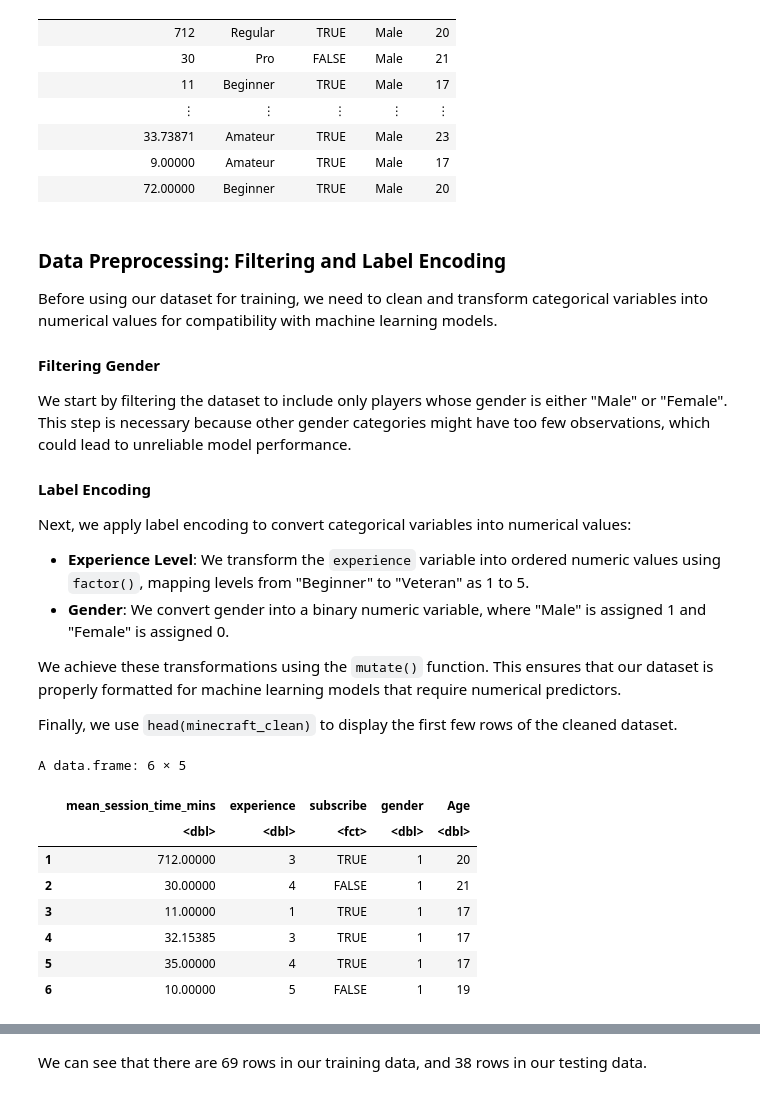
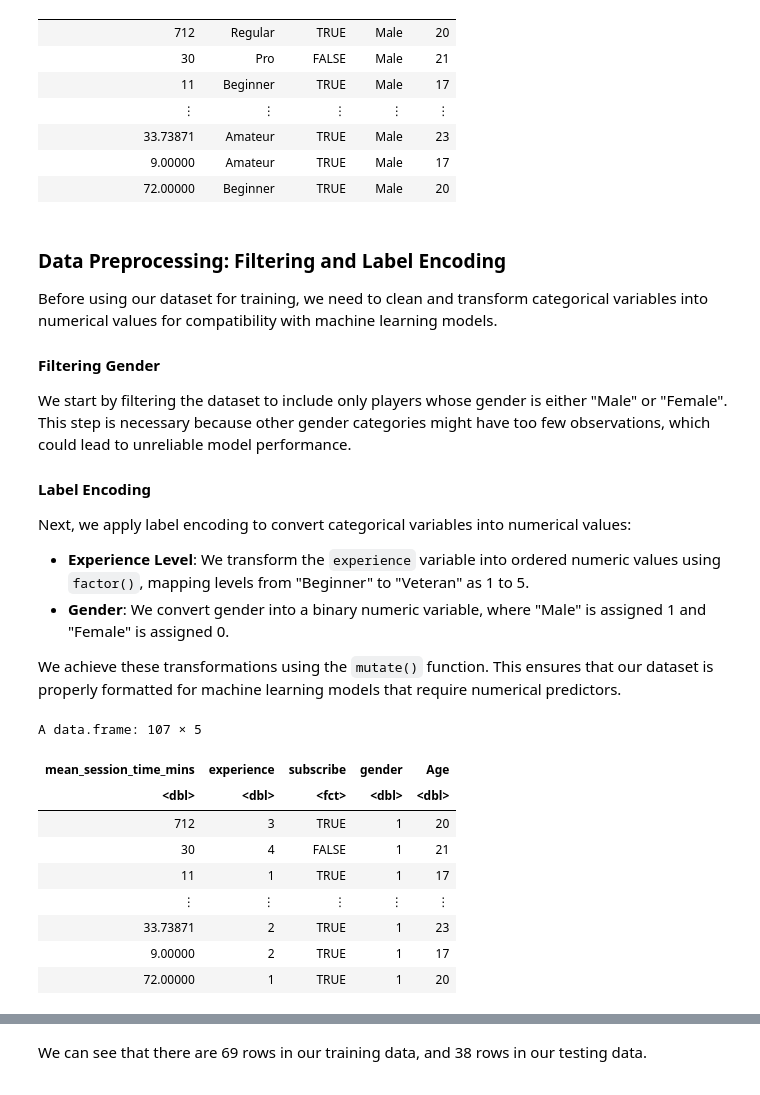
Before and after one commit to sarahmontgomery04/dsci-100-2025w2-group-13, a Jupyter notebook: Project Final Report.ipynb, the cells around one changed output, grey strips where cells are left out. Drawn from its saved outputs; the diff is of its cells as text; code cells hidden in the pictures.

```diff
--- a/Project Final Report.ipynb
+++ b/Project Final Report.ipynb
@@ -180,5 +166,5 @@ We start by removing the column `hashedEmail` from the dataset using the `select
 # %%
-plaicraft_data <- plaicraft_data |>
+plaicraft_data <- merge(sessions_tidy, players_tidy, by = "hashedEmail") |>
     select(-hashedEmail) |>
     mutate(subscribe = as.factor(subscribe))
 
@@ -208,31 +194,30 @@ Next, we apply label encoding to convert categorical variables into numerical va
 - **Gender**: We convert gender into a binary numeric variable, where "Male" is assigned 1 and "Female" is assigned 0.
 
 We achieve these transformations using the `mutate()` function. This ensures that our dataset is properly formatted for machine learning models that require numerical predictors.
-
-Finally, we use `head(minecraft_clean)` to display the first few rows of the cleaned dataset.
 # %%
-minecraft_clean <- plaicraft_data |>
-    filter(gender=="Male"| gender=="Female")|>                   #only choose male and female
+plaicraft_clean <- plaicraft_data |>
+    filter(gender == "Male"| gender == "Female")|>                   #only choose male and female
 mutate(experience = as.numeric(factor(experience,
                                         levels = c("Beginner",
                                                    "Amateur",
                                                    "Regular",
                                                    "Pro",
                                                    "Veteran"))),
-        gender=as.numeric(gender=="Male"))
+        gender = as.numeric(gender == "Male"))
 
 
-head(minecraft_clean)
+plaicraft_clean
 # %% [output]
-A data.frame: 6 × 5
+A data.frame: 107 × 5
-|  | mean_session_time_mins | experience | subscribe | gender | Age |
-|  | <dbl> | <dbl> | <fct> | <dbl> | <dbl> |
-| 1 | 712.00000 | 3 | TRUE | 1 | 20 |
-| 2 | 30.00000 | 4 | FALSE | 1 | 21 |
-| 3 | 11.00000 | 1 | TRUE | 1 | 17 |
-| 4 | 32.15385 | 3 | TRUE | 1 | 17 |
-| 5 | 35.00000 | 4 | TRUE | 1 | 17 |
-| 6 | 10.00000 | 5 | FALSE | 1 | 19 |
+| mean_session_time_mins | experience | subscribe | gender | Age |
+| <dbl> | <dbl> | <fct> | <dbl> | <dbl> |
+| 712 | 3 | TRUE | 1 | 20 |
+| 30 | 4 | FALSE | 1 | 21 |
+| 11 | 1 | TRUE | 1 | 17 |
+| ⋮ | ⋮ | ⋮ | ⋮ | ⋮ |
+| 33.73871 | 2 | TRUE | 1 | 23 |
+| 9.00000 | 2 | TRUE | 1 | 17 |
+| 72.00000 | 1 | TRUE | 1 | 20 |
 # %% [markdown]
 #### Splitting the Dataset into Training and Testing Sets
 
```
Also changed, not shown: parts of 25 cells of this notebook.
